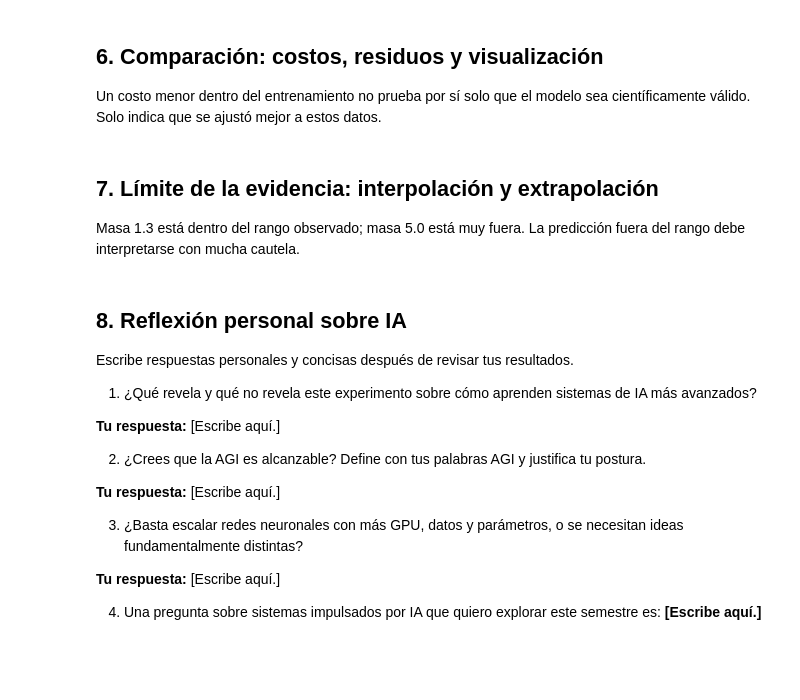
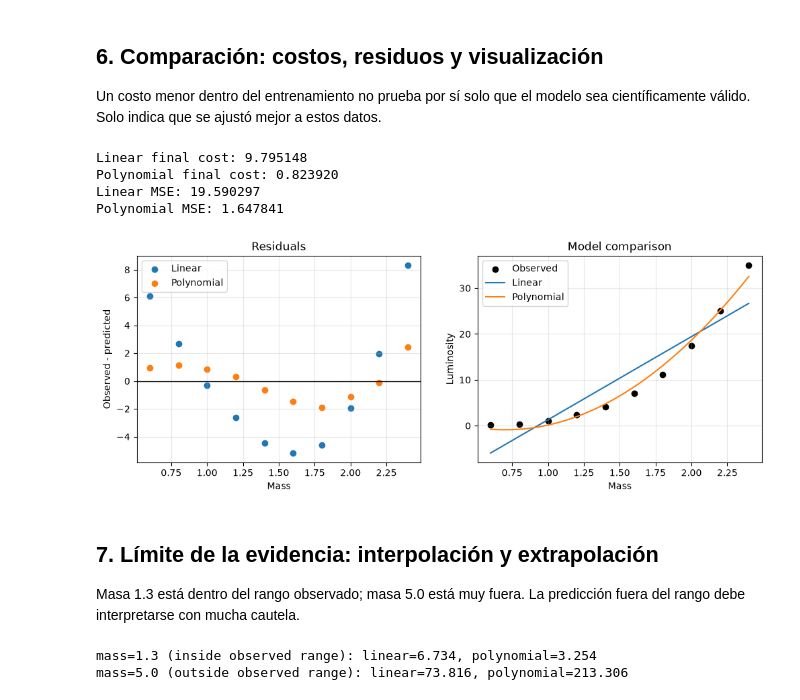
Before and after one commit to KeySerna/stellar-luminosity-regression, a Jupyter notebook: stellar_luminosity_hands_on.ipynb, the cells around one changed output. Saved outputs shown, nothing was run; the diff lists cells and outputs as text; code cells hidden in the pictures; blank space fills up the shorter version.

Commit message:
Actualizar stellar_luminosity_hands_on

```diff
--- a/stellar_luminosity_hands_on.ipynb
+++ b/stellar_luminosity_hands_on.ipynb
@@ -52,7 +58,6 @@ def compute_gradients(X, y, w, b):
     return (X.T @ errors) / m, np.sum(errors) / m
 
 def gradient_descent(X, y, w_init, b_init, alpha, num_iterations):
-    w = w_init.copy().astype(float)
     b = float(b_init)
     cost_history = []
     for _ in range(num_iterations):
@@ -113,19 +131,24 @@ Un costo menor dentro del entrenamiento no prueba por sí solo que el modelo sea
 # %%
 residual_linear = luminosity - y_linear
 residual_poly = luminosity - y_poly
 print(f'Linear final cost: {cost_linear[-1]:.6f}')
 print(f'Polynomial final cost: {cost_poly[-1]:.6f}')
 print(f'Linear MSE: {np.mean(residual_linear**2):.6f}')
 print(f'Polynomial MSE: {np.mean(residual_poly**2):.6f}')
 
 fig, ax = plt.subplots(1, 2, figsize=(12, 4))
 ax[0].axhline(0, color='black', linewidth=1); ax[0].scatter(mass, residual_linear, label='Linear'); ax[0].scatter(mass, residual_poly, label='Polynomial')
 ax[0].set(title='Residuals', xlabel='Mass', ylabel='Observed - predicted'); ax[0].legend(); ax[0].grid(alpha=.3)
-ax[1].scatter(mass, luminosity, color='black', label='Observed')
 ax[1].plot(mass_grid, predict(mass_grid.reshape(-1,1), w_linear, b_linear), label='Linear')
 ax[1].plot(mass_grid, predict(X_grid_poly, w_poly, b_poly), label='Polynomial')
 ax[1].set(title='Model comparison', xlabel='Mass', ylabel='Luminosity'); ax[1].legend(); ax[1].grid(alpha=.3)
 plt.show()
+# %% [output]
+Linear final cost: 9.795148
+Polynomial final cost: 0.823920
+Linear MSE: 19.590297
+Polynomial MSE: 1.647841
+[figure, added]
 # %% [markdown]
 ## 7. Límite de la evidencia: interpolación y extrapolación
 
@@ -137,21 +160,6 @@ poly_test = predict(np.column_stack((test_mass, test_mass**2)), w_poly, b_poly)
 for value, linear_value, poly_value in zip(test_mass, linear_test, poly_test):
     location = 'inside observed range' if mass.min() <= value <= mass.max() else 'outside observed range'
     print(f'mass={value} ({location}): linear={linear_value:.3f}, polynomial={poly_value:.3f}')
+# %% [output]
+mass=1.3 (inside observed range): linear=6.734, polynomial=3.254
+mass=5.0 (outside observed range): linear=73.816, polynomial=213.306
-# %% [markdown]
-## 8. Reflexión personal sobre IA
-
-Escribe respuestas personales y concisas después de revisar tus resultados.
-
-1. ¿Qué revela y qué no revela este experimento sobre cómo aprenden sistemas de IA más avanzados?
-
-**Tu respuesta:** [Escribe aquí.]
-
-2. ¿Crees que la AGI es alcanzable? Define con tus palabras AGI y justifica tu postura.
-
-**Tu respuesta:** [Escribe aquí.]
-
-3. ¿Basta escalar redes neuronales con más GPU, datos y parámetros, o se necesitan ideas fundamentalmente distintas?
-
-**Tu respuesta:** [Escribe aquí.]
-
-4. Una pregunta sobre sistemas impulsados por IA que quiero explorar este semestre es: **[Escribe aquí.]**
```
Also changed, not shown: parts of 9 cells of this notebook.
